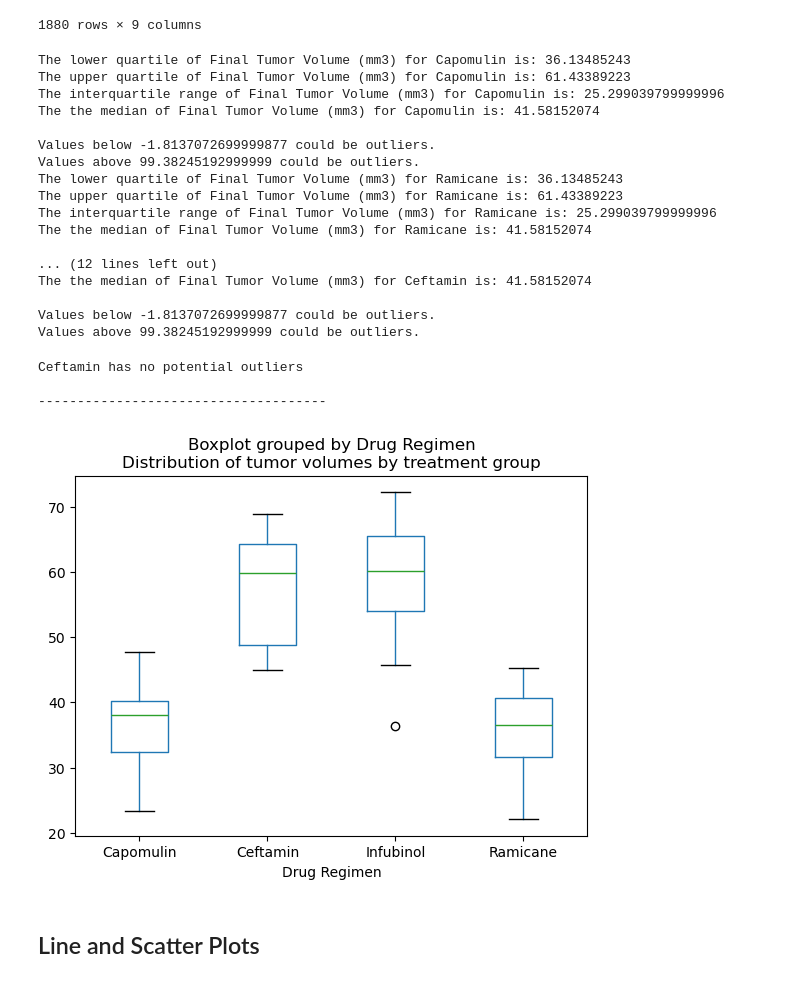
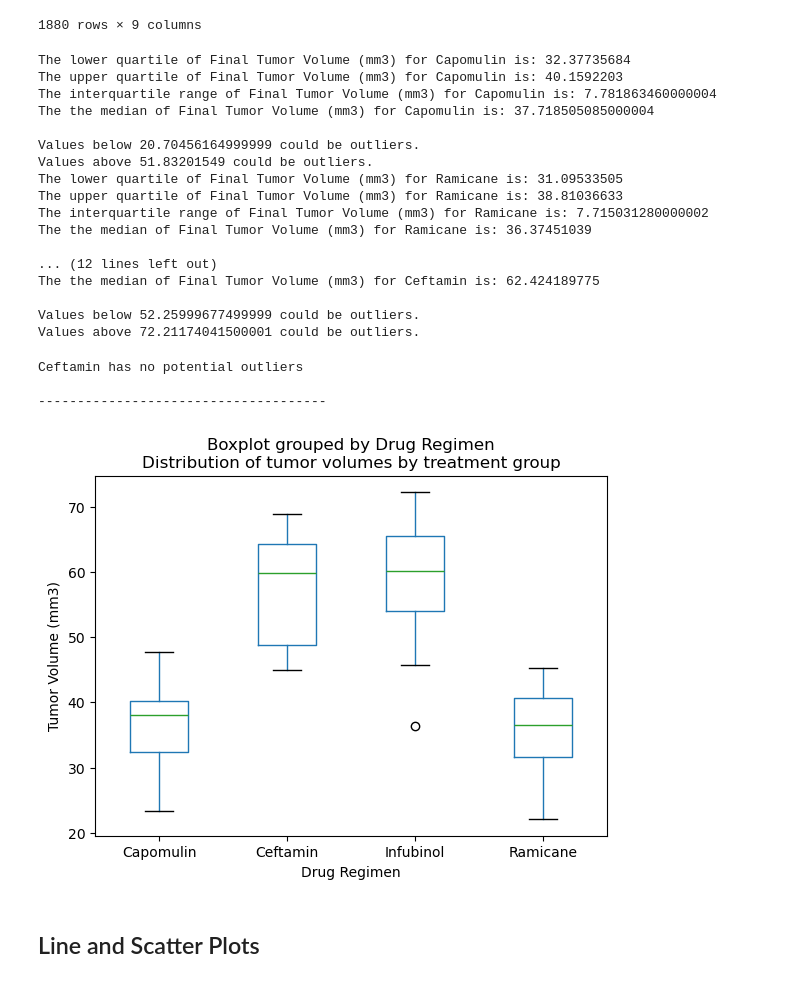
Before and after one commit to skawa0126/Pymaceuticals, a Jupyter notebook: pymaceuticals_starter.ipynb, the cells around one changed output. Saved outputs shown, nothing was run; the diff lists cells and outputs as text; code cells hidden in the pictures.

```diff
--- a/pymaceuticals_starter.ipynb
+++ b/pymaceuticals_starter.ipynb
@@ -350,7 +358,7 @@ for drug in regimen_loop:
 
 # Locate the rows which contain mice on each drug and get the tumor volumes
     max_drug = final_tum_vol.loc[final_tum_vol["Drug Regimen"]==drug,:]
-    quartiles = final_tum_vol["Final Tumor Volume (mm3)"].quantile([.25,.5,.75])
+    quartiles = max_drug["Final Tumor Volume (mm3)"].quantile([.25,.5,.75])
     lowerq = quartiles[0.25]
     upperq = quartiles[0.75]
     iqr = upperq-lowerq
@@ -363,23 +371,23 @@ for drug in regimen_loop:
     print(f"\nValues below {lower_bound} could be outliers.")
     print(f"Values above {upper_bound} could be outliers.")
 # %% [output]
-The lower quartile of Final Tumor Volume (mm3) for Capomulin is: 36.13485243
-The upper quartile of Final Tumor Volume (mm3) for Capomulin is: 61.43389223
-The interquartile range of Final Tumor Volume (mm3) for Capomulin is: 25.299039799999996
-The the median of Final Tumor Volume (mm3) for Capomulin is: 41.58152074
+The lower quartile of Final Tumor Volume (mm3) for Capomulin is: 32.37735684
+The upper quartile of Final Tumor Volume (mm3) for Capomulin is: 40.1592203
+The interquartile range of Final Tumor Volume (mm3) for Capomulin is: 7.781863460000004
+The the median of Final Tumor Volume (mm3) for Capomulin is: 37.718505085000004
 
-Values below -1.8137072699999877 could be outliers.
-Values above 99.38245192999999 could be outliers.
-The lower quartile of Final Tumor Volume (mm3) for Ramicane is: 36.13485243
-The upper quartile of Final Tumor Volume (mm3) for Ramicane is: 61.43389223
-The interquartile range of Final Tumor Volume (mm3) for Ramicane is: 25.299039799999996
-The the median of Final Tumor Volume (mm3) for Ramicane is: 41.58152074
+Values below 20.70456164999999 could be outliers.
+Values above 51.83201549 could be outliers.
+The lower quartile of Final Tumor Volume (mm3) for Ramicane is: 31.09533505
+The upper quartile of Final Tumor Volume (mm3) for Ramicane is: 38.81036633
+The interquartile range of Final Tumor Volume (mm3) for Ramicane is: 7.715031280000002
+The the median of Final Tumor Volume (mm3) for Ramicane is: 36.37451039
 
 ... (12 lines left out)
-The the median of Final Tumor Volume (mm3) for Ceftamin is: 41.58152074
+The the median of Final Tumor Volume (mm3) for Ceftamin is: 62.424189775
 
-Values below -1.8137072699999877 could be outliers.
-Values above 99.38245192999999 could be outliers.
+Values below 52.25999677499999 could be outliers.
+Values above 72.21174041500001 could be outliers.
 # %%
 # Determine outliers using upper and lower bounds
 outliers = final_tum_vol.loc[(final_tum_vol['Final Tumor Volume (mm3)'] < lower_bound) | (final_tum_vol['Final Tumor Volume (mm3)'] > upper_bound)]
@@ -400,14 +408,15 @@ Ceftamin has no potential outliers
 # %%
 # Generate a box plot that shows the distribution of the tumor volume for each treatment group.
 import pandas as pd
 import matplotlib.pyplot as plt
 
 
 Cap_Rami_Inf_Cef.boxplot(by ='Drug Regimen', column =['Tumor Volume (mm3)'], grid = False)
 plt.title('Distribution of tumor volumes by treatment group')
+plt.ylabel('Tumor Volume (mm3)')
 plt.show()
 # %% [output]
-[figure, old version]
+[figure, new version]
 # %% [markdown]
 ## Line and Scatter Plots
 # %%
```
Also changed, not shown: parts of 8 cells of this notebook.
